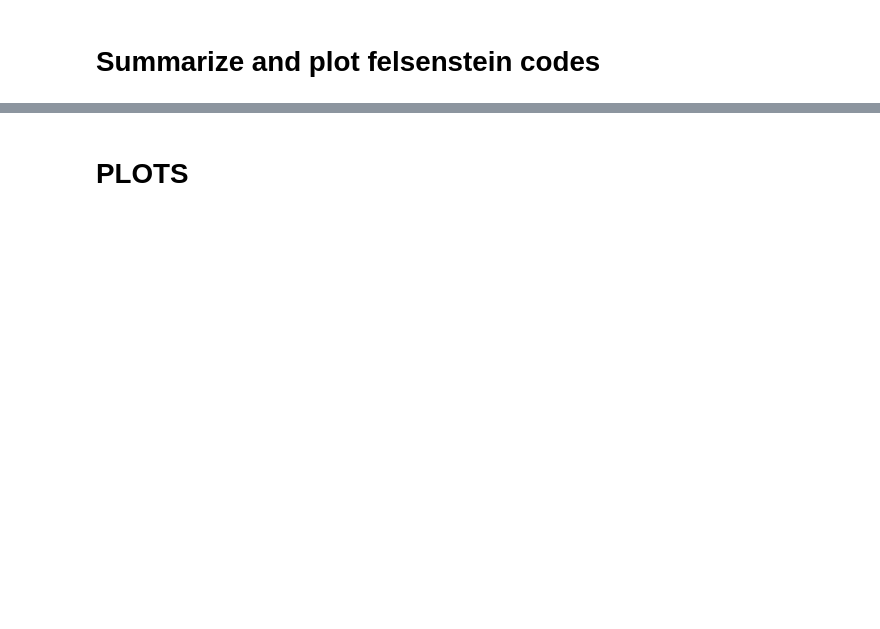
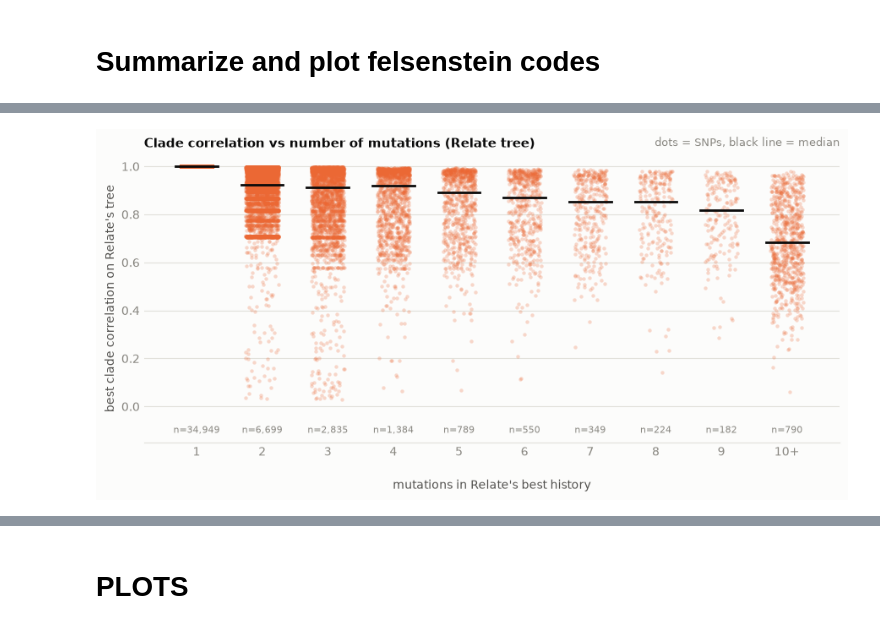
Before and after one commit to happygiraff/arg-analysis, a Jupyter notebook: notebooks/summarize_plot_felsenstein.ipynb, the cells around one changed output, grey strips where cells are left out. Cells and saved outputs as stored; diff of their text form; code cells hidden in the pictures; blank space fills up the shorter version.

```diff
--- a/notebooks/summarize_plot_felsenstein.ipynb
+++ b/notebooks/summarize_plot_felsenstein.ipynb
@@ -73,3 +256,47 @@ print(outcome.round(1).to_string())
+# %%
+
+SURFACE, INK, INK_2, MUTED, GRID = "#fcfcfb", "#0b0b0b", "#52514e", "#898781", "#e1e0d9"
+RELATE_C = "#eb6834"
+
+max_shown = 10                                             # 10 or more mutations share one column
+m = df.relate_mutations.clip(upper=max_shown)
+cc = df.relate_best_clade_corr
+counts = sorted(m.unique())
+tick_labels = [f"{k}+" if k == max_shown else str(k) for k in counts]
+
+fig, ax = plt.subplots(figsize=(9, 4.5))
+fig.patch.set_facecolor(SURFACE)
+ax.set_facecolor(SURFACE)
+
+# every SNP as a dot, spread sideways a little so overlapping dots stay visible
+rng = np.random.default_rng(0)
+jitter = rng.uniform(-0.25, 0.25, len(m))
+ax.scatter(m + jitter, cc, s=10, color=RELATE_C, alpha=0.25, linewidth=0, zorder=2)
+
+# the median for each number of mutations, plus how many SNPs it is based on
+for k in counts:
+    vals = cc[m == k]
+    ax.plot([k - 0.32, k + 0.32], [vals.median()] * 2, color=INK, linewidth=2, zorder=3)
+    ax.text(k, -0.08, f"n={len(vals):,}", ha="center", va="top", fontsize=8, color=MUTED)
+
+ax.set_xticks(counts, tick_labels)
+ax.set_xlabel("mutations in Relate's best history", color=INK_2, labelpad=18)
+ax.set_ylabel("best clade correlation on Relate's tree", color=INK_2)
+ax.set_ylim(-0.15, 1.05)
+ax.set_title("Clade correlation vs number of mutations (Relate tree)",
+             loc="left", fontsize=11, fontweight="bold", color=INK)
+ax.text(1.0, 1.02, "dots = SNPs, black line = median", transform=ax.transAxes,
+        ha="right", va="bottom", fontsize=9, color=MUTED)
+for side in ("top", "right", "left"):
+    ax.spines[side].set_visible(False)
+ax.spines["bottom"].set_color(GRID)
+ax.grid(axis="y", color=GRID, linewidth=0.8)
+ax.set_axisbelow(True)
+ax.tick_params(colors=MUTED, length=0)
+fig.tight_layout()
+plt.show()
+# %% [output]
+[figure, added]
 # %%
 
 # ---------------------------------------------------------------
```
Also changed, not shown: parts of 36 cells of this notebook.
